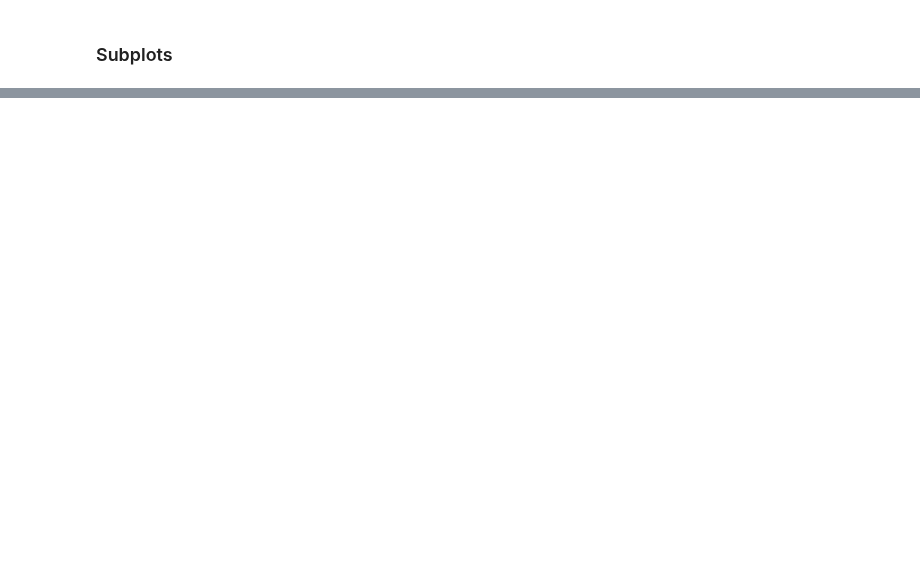
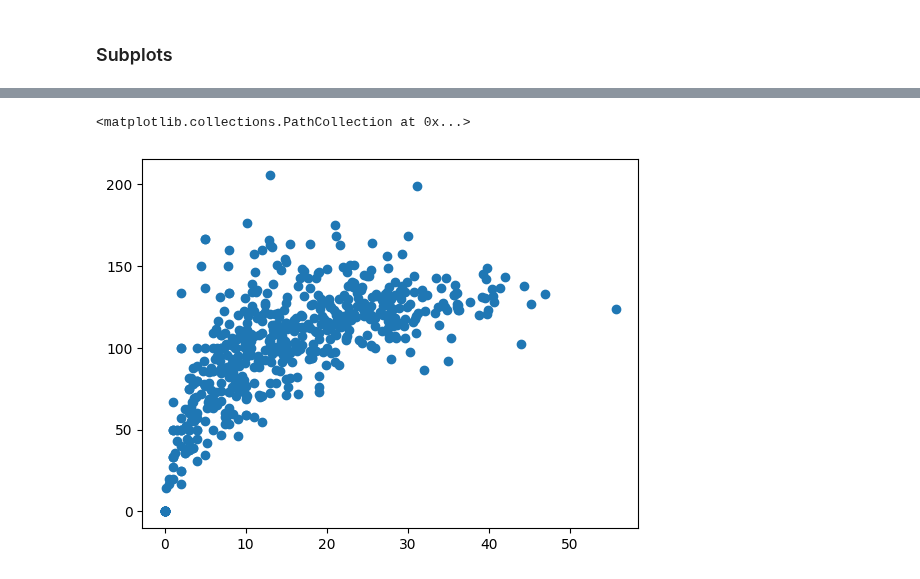
Before and after one commit to GitTanish/lvlPython, a Jupyter notebook: visualizations/Advanced_Matplotlib.ipynb, the cells around one changed output, grey strips where cells are left out. Drawn from its saved outputs; the diff is of its cells as text; code cells hidden in the pictures; blank space fills up the shorter version.

```diff
--- a/visualizations/Advanced_Matplotlib.ipynb
+++ b/visualizations/Advanced_Matplotlib.ipynb
@@ -88,0 +134,6 @@ batters.head()
+# %%
+# batter dataset
+plt.scatter(batters['avg'], batters['strike_rate'])
+# %% [output]
+<matplotlib.collections.PathCollection at 0x...>
+[figure, added]
```
Also changed, not shown: parts of 14 cells of this notebook.
